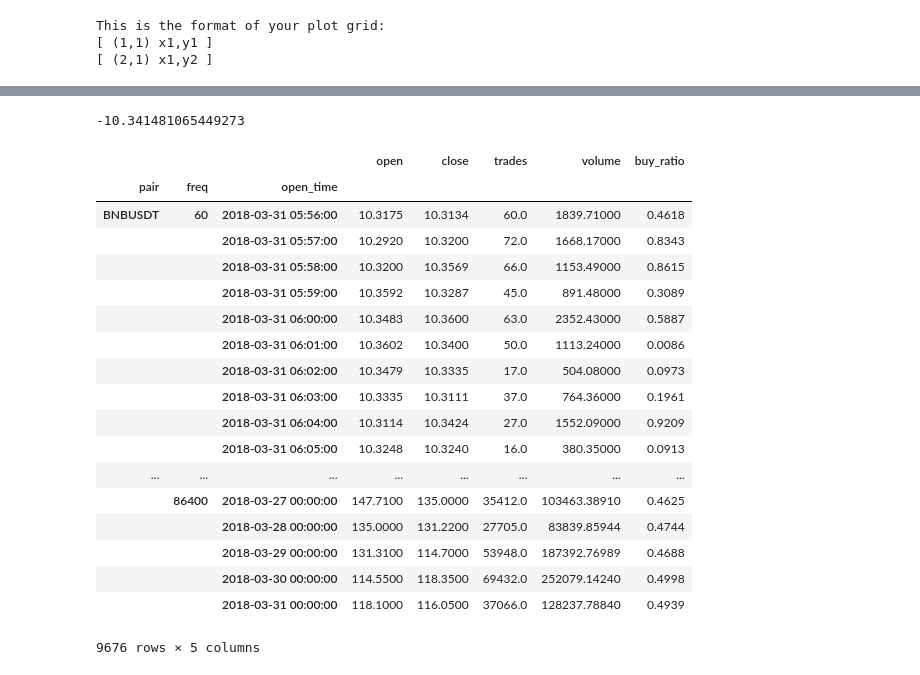
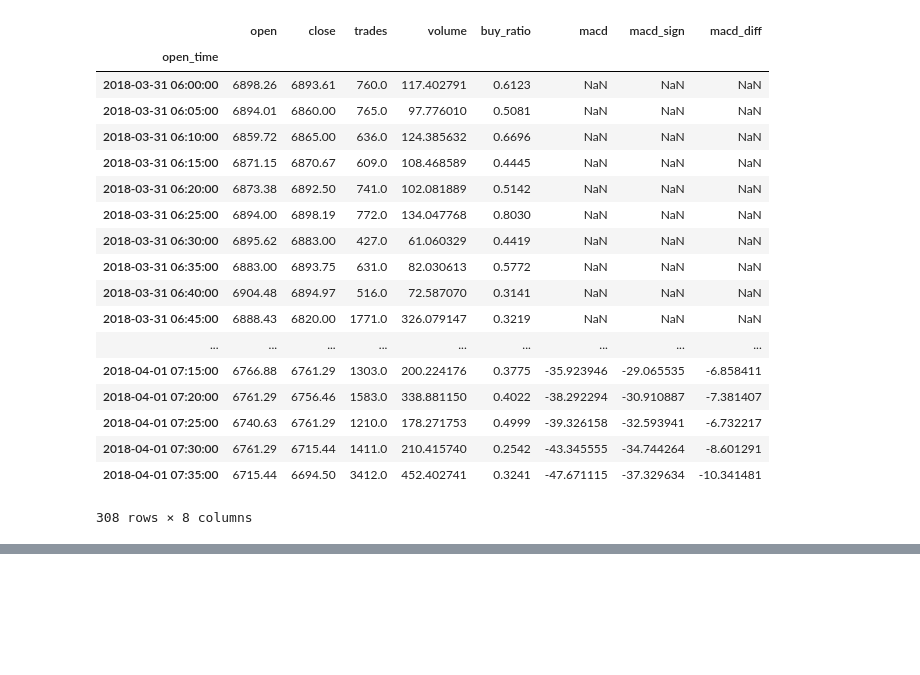
Before and after one commit to SeanEstey/coincruncher, a Jupyter notebook: charts.ipynb, the cells around one changed output, grey strips where cells are left out. Saved outputs shown, nothing was run; the diff lists cells and outputs as text; code cells hidden in the pictures; blank space fills up the shorter version.

Commit message:
macd charting

```diff
--- a/charts.ipynb
+++ b/charts.ipynb
@@ -10,7 +10,7 @@ import plotly.graph_objs as go
 import plotly.plotly as py
 from plotly import tools, offline
 #import cufflinks as cf
-#import qgrid
+import qgrid
 
 from docs.config import *
 from docs.data import *
@@ -20,56 +20,54 @@ from app.common.timer import Timer
 from app.common.utils import utc_datetime as now, utc_dtdate
 from app.bnc import *
 from app.bnc import analyze, candles, signals, trade, strategy
 
 # Conf
 log = logging.getLogger("testing")
 pd.set_option("display.max_columns", 25)
 pd.set_option("display.width", 2000)
 app.set_db(["localhost", "45.79.176.125"][0])
 db = app.get_db()
 
 
 # Init plotly
 cred = db.api_keys.find_one({"name":"plotly"})
 tools.set_credentials_file(username=cred['plotly_user'], api_key=cred['plotly_api_key'])
 offline.init_notebook_mode(connected=True)
 #cf.go_offline()
 
 # Generate plot data
 freq=300
 freq_str='5m'
 pair='BTCUSDT'
 trade.freq = freq
 trade.freq_str = freq_str
 trade.init()
 dfc = app.bnc.dfc
 df = signals.MACD(dfc.loc[pair,freq], 12, 26)
 
-#q_scale = qgrid.show_grid(
-#    ts,
-#    show_toolbar=True,
-#    grid_options={'forceFitColumns': True, 'defaultColumnWidth': 100})
+qscale = qgrid.show_grid(
+    df,
+    show_toolbar=True,
+    grid_options={'forceFitColumns': True, 'defaultColumnWidth': 100})
 
-
-trace_price = go.Scatter(x=df.index,y=df['close'])
-trace_macd_diff = go.Scatter(x=df.index, y=df['MACDdiff_12_26'])
-#trace_sellvol = go.Scatter(x=ts.index,y=ts['sell_vol'])
-#trace_pdiff = go.Scatter(x=ts.index,y=ts['pdiff'])
-
-fig = tools.make_subplots(
-    rows=2, cols=1,
-    specs=[ [{}], [{}] ],
-    shared_xaxes=True, shared_yaxes=True,
-    vertical_spacing=0.001)
-fig.append_trace(trace_price, 1, 1)
-fig.append_trace(trace_macd_diff, 2, 1)
-#fig.append_trace(trace_buyvol, 3, 1)
-#fig.append_trace(trace_sellvol, 4, 1)
-
-fig['layout'].update(title='BTC w/ MACD')
-
-py.iplot(fig)
+df
 # %% [output]
+|  | open | close | trades | volume | buy_ratio | macd | macd_sign | macd_diff |
+| open_time |  |  |  |  |  |  |  |  |
+| 2018-03-31 06:00:00 | 6898.26 | 6893.61 | 760.0 | 117.402791 | 0.6123 | NaN | NaN | NaN |
+| 2018-03-31 06:05:00 | 6894.01 | 6860.00 | 765.0 | 97.776010 | 0.5081 | NaN | NaN | NaN |
+| 2018-03-31 06:10:00 | 6859.72 | 6865.00 | 636.0 | 124.385632 | 0.6696 | NaN | NaN | NaN |
+| 2018-03-31 06:15:00 | 6871.15 | 6870.67 | 609.0 | 108.468589 | 0.4445 | NaN | NaN | NaN |
+| 2018-03-31 06:20:00 | 6873.38 | 6892.50 | 741.0 | 102.081889 | 0.5142 | NaN | NaN | NaN |
+| 2018-03-31 06:25:00 | 6894.00 | 6898.19 | 772.0 | 134.047768 | 0.8030 | NaN | NaN | NaN |
+| 2018-03-31 06:30:00 | 6895.62 | 6883.00 | 427.0 | 61.060329 | 0.4419 | NaN | NaN | NaN |
+| 2018-03-31 06:35:00 | 6883.00 | 6893.75 | 631.0 | 82.030613 | 0.5772 | NaN | NaN | NaN |
+| 2018-03-31 06:40:00 | 6904.48 | 6894.97 | 516.0 | 72.587070 | 0.3141 | NaN | NaN | NaN |
+| 2018-03-31 06:45:00 | 6888.43 | 6820.00 | 1771.0 | 326.079147 | 0.3219 | NaN | NaN | NaN |
+| ... | ... | ... | ... | ... | ... | ... | ... | ... |
+| 2018-04-01 07:15:00 | 6766.88 | 6761.29 | 1303.0 | 200.224176 | 0.3775 | -35.923946 | -29.065535 | -6.858411 |
+| 2018-04-01 07:20:00 | 6761.29 | 6756.46 | 1583.0 | 338.881150 | 0.4022 | -38.292294 | -30.910887 | -7.381407 |
+| 2018-04-01 07:25:00 | 6740.63 | 6761.29 | 1210.0 | 178.271753 | 0.4999 | -39.326158 | -32.593941 | -6.732217 |
+| 2018-04-01 07:30:00 | 6761.29 | 6715.44 | 1411.0 | 210.415740 | 0.2542 | -43.345555 | -34.744264 | -8.601291 |
+| 2018-04-01 07:35:00 | 6715.44 | 6694.50 | 3412.0 | 452.402741 | 0.3241 | -47.671115 | -37.329634 | -10.341481 |
-This is the format of your plot grid:
-[ (1,1) x1,y1 ]
-[ (2,1) x1,y2 ]
+308 rows × 8 columns
@@ -77,26 +73,0 @@ This is the format of your plot grid:
-# %%
-df['MACDdiff_12_26'].iloc[-1]
-# %% [output]
--10.341481065449273
-# %%
-dfc
-# %% [output]
-|  |  |  | open | close | trades | volume | buy_ratio |
-| pair | freq | open_time |  |  |  |  |  |
-| BNBUSDT | 60 | 2018-03-31 05:56:00 | 10.3175 | 10.3134 | 60.0 | 1839.71000 | 0.4618 |
-|  |  | 2018-03-31 05:57:00 | 10.2920 | 10.3200 | 72.0 | 1668.17000 | 0.8343 |
-|  |  | 2018-03-31 05:58:00 | 10.3200 | 10.3569 | 66.0 | 1153.49000 | 0.8615 |
-|  |  | 2018-03-31 05:59:00 | 10.3592 | 10.3287 | 45.0 | 891.48000 | 0.3089 |
-|  |  | 2018-03-31 06:00:00 | 10.3483 | 10.3600 | 63.0 | 2352.43000 | 0.5887 |
-|  |  | 2018-03-31 06:01:00 | 10.3602 | 10.3400 | 50.0 | 1113.24000 | 0.0086 |
-|  |  | 2018-03-31 06:02:00 | 10.3479 | 10.3335 | 17.0 | 504.08000 | 0.0973 |
-|  |  | 2018-03-31 06:03:00 | 10.3335 | 10.3111 | 37.0 | 764.36000 | 0.1961 |
-|  |  | 2018-03-31 06:04:00 | 10.3114 | 10.3424 | 27.0 | 1552.09000 | 0.9209 |
-|  |  | 2018-03-31 06:05:00 | 10.3248 | 10.3240 | 16.0 | 380.35000 | 0.0913 |
-| ... | ... | ... | ... | ... | ... | ... | ... |
-|  | 86400 | 2018-03-27 00:00:00 | 147.7100 | 135.0000 | 35412.0 | 103463.38910 | 0.4625 |
-|  |  | 2018-03-28 00:00:00 | 135.0000 | 131.2200 | 27705.0 | 83839.85944 | 0.4744 |
-|  |  | 2018-03-29 00:00:00 | 131.3100 | 114.7000 | 53948.0 | 187392.76989 | 0.4688 |
-|  |  | 2018-03-30 00:00:00 | 114.5500 | 118.3500 | 69432.0 | 252079.14240 | 0.4998 |
-|  |  | 2018-03-31 00:00:00 | 118.1000 | 116.0500 | 37066.0 | 128237.78840 | 0.4939 |
-9676 rows × 5 columns
```
Also changed, not shown: parts of 4 cells of this notebook, 3 other files.
